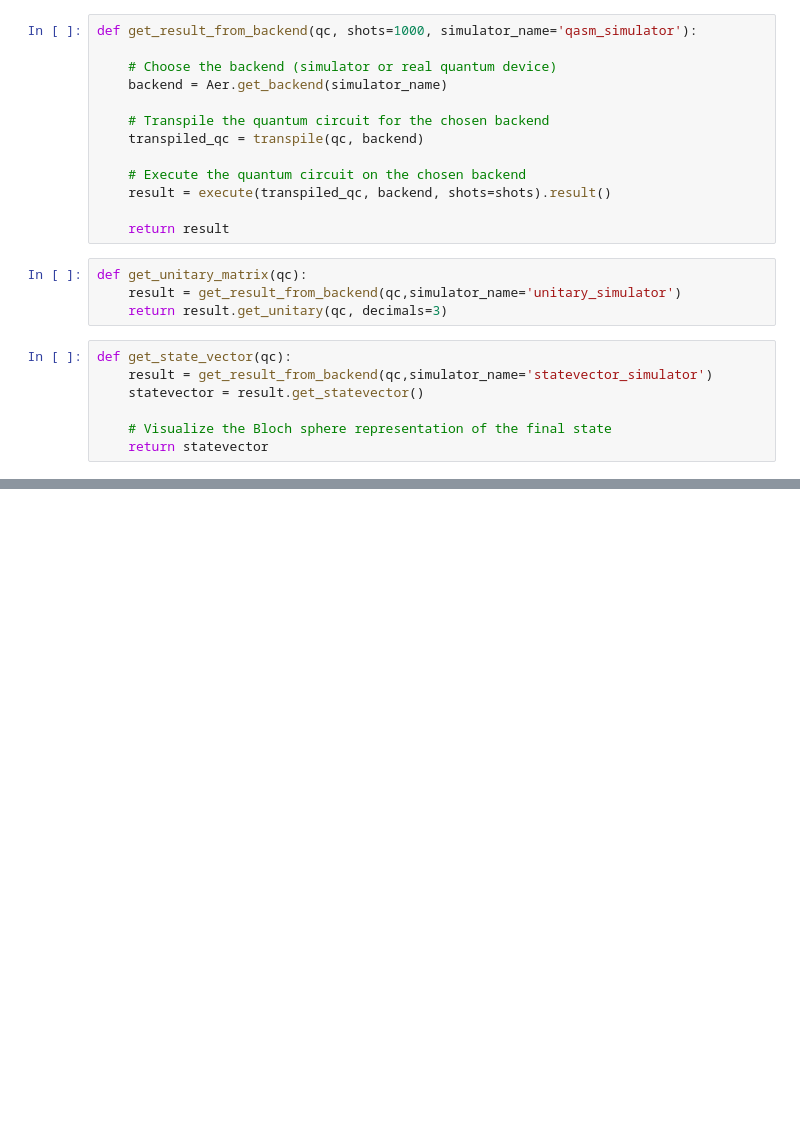
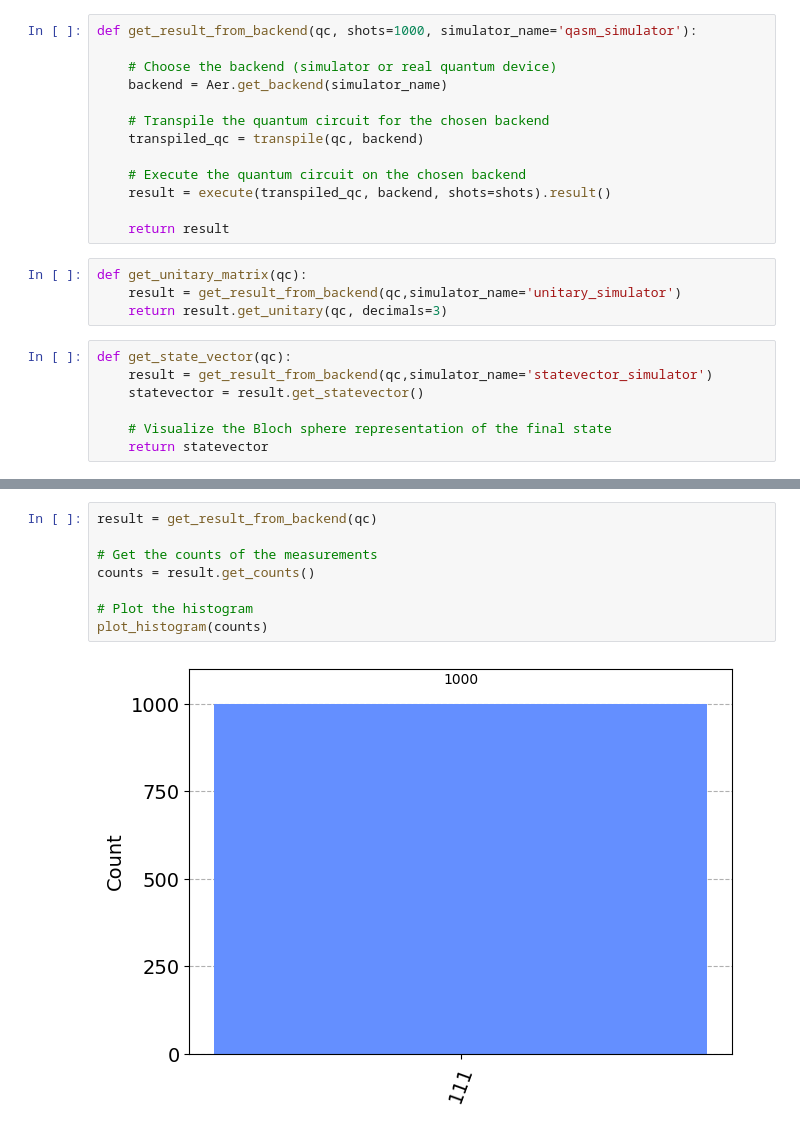
Before and after one commit to chottoamii/QLearn-Assets, a Jupyter notebook: codes/Quantum Gates/toffoli_ccnot_gate.ipynb, the cells around one changed output, grey strips where cells are left out. Cells and saved outputs as stored; diff of their text form; blank space fills up the shorter version.

```diff
--- a/codes/Quantum Gates/toffoli_ccnot_gate.ipynb
+++ b/codes/Quantum Gates/toffoli_ccnot_gate.ipynb
@@ -27,0 +66,10 @@ def get_state_vector(qc):
+# %%
+result = get_result_from_backend(qc)
+
+# Get the counts of the measurements
+counts = result.get_counts()
+
+# Plot the histogram
+plot_histogram(counts)
+# %% [output]
+[figure, added]
```
Also changed, not shown: parts of 34 cells of this notebook, 1 other file.
